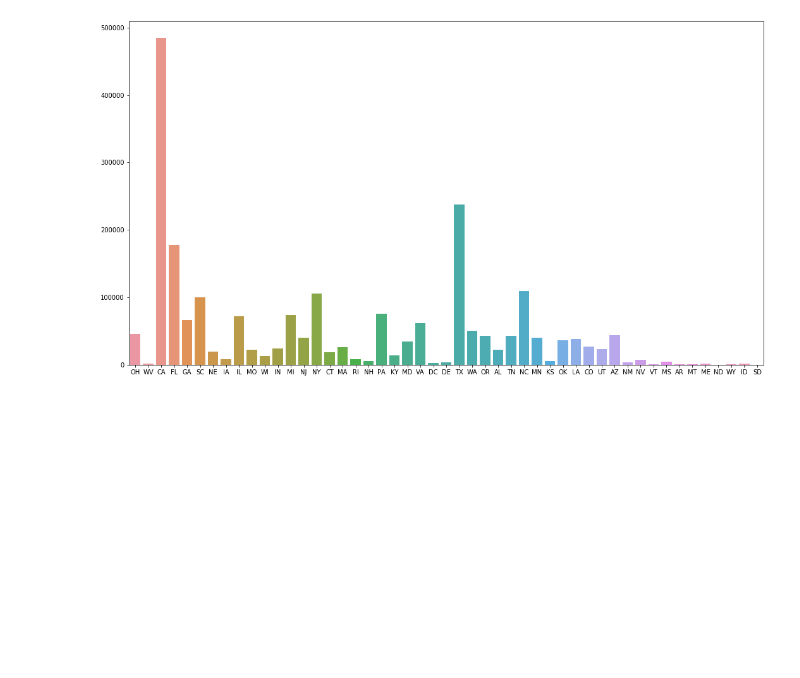
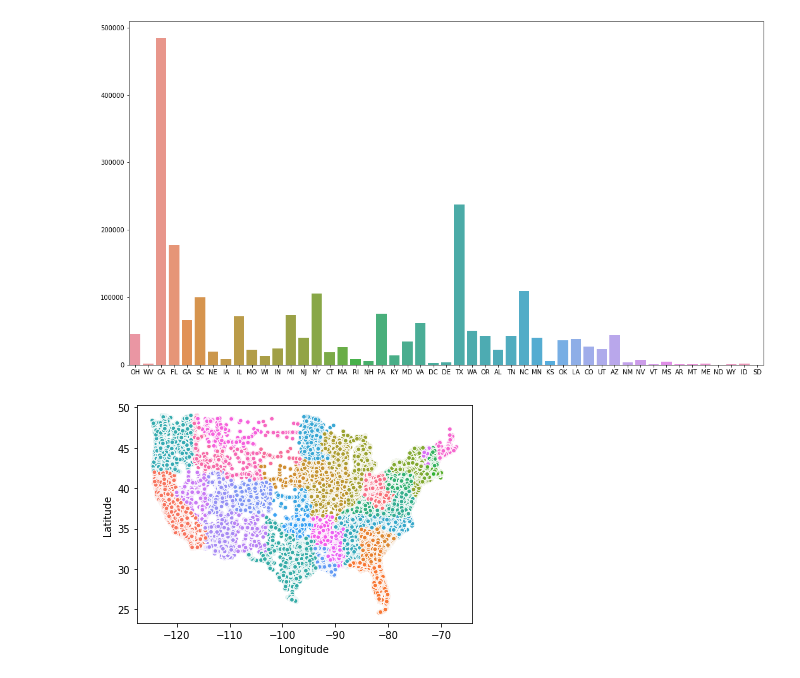
Before and after one commit to bee5633/Accidents, a Jupyter notebook: US_Accidents.ipynb, the cells around one changed output. Cells and saved outputs as stored; diff of their text form; code cells hidden in the pictures; blank space fills up the shorter version.

```diff
--- a/US_Accidents.ipynb
+++ b/US_Accidents.ipynb
@@ -218,3 +219,11 @@ sns.barplot(states, by_state)
 # %% [output]
 <matplotlib.axes._subplots.AxesSubplot at 0x...>
 [figure]
+# %%
+#map of accidents
+sns.scatterplot(x='Start_Lng', y='Start_Lat', data = df, hue= 'State', s= 20 , legend = False)
+plt.xlabel('Longitude')
+plt.ylabel('Latitude')
+plt.show()
+# %% [output]
+[figure, added]
```
Also changed, not shown: parts of 2 cells of this notebook.
